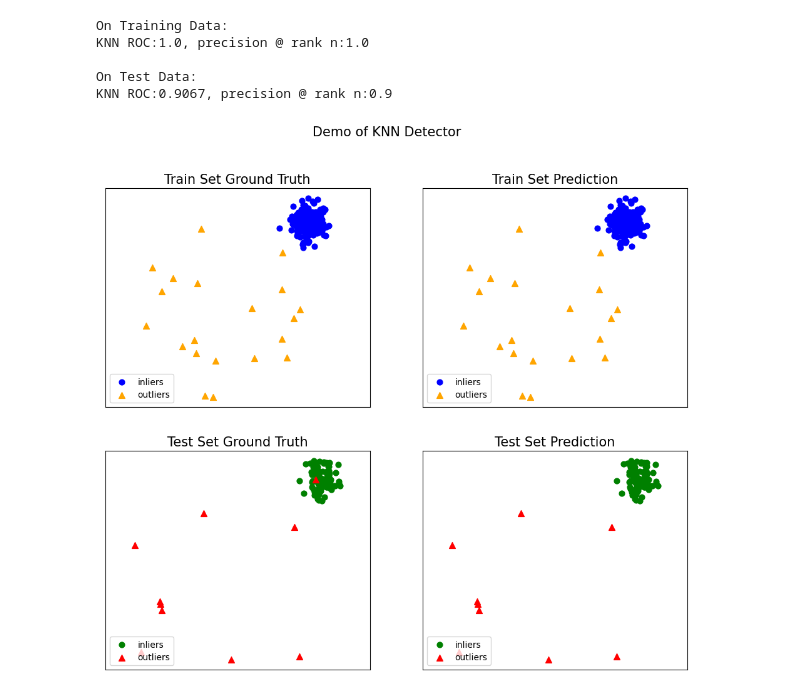
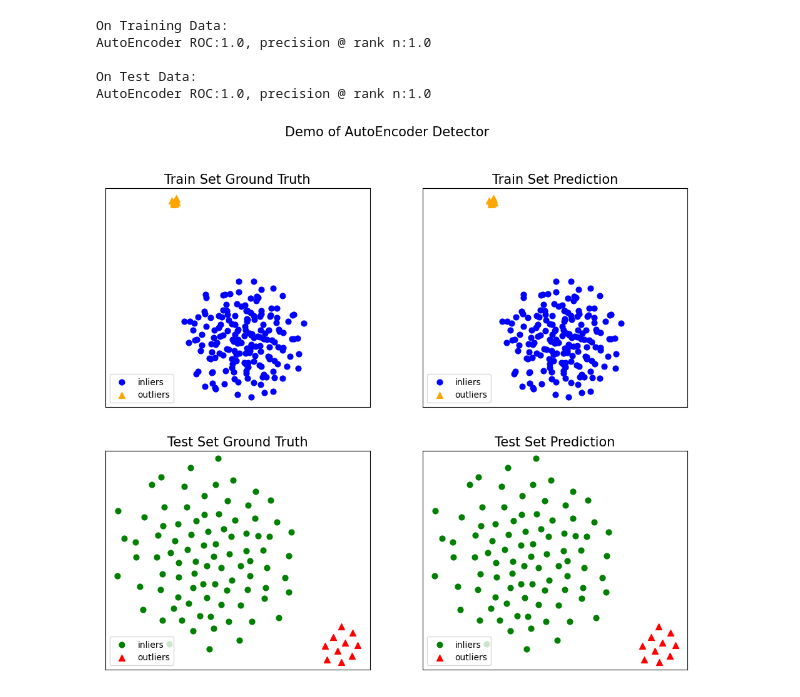
Before and after one commit to cgsdfc/outlier-detection-ui, a Jupyter notebook: nb/PYOD.ipynb, the cells around one changed output. Cells and saved outputs as stored; diff of their text form; code cells hidden in the pictures.

```diff
--- a/nb/PYOD.ipynb
+++ b/nb/PYOD.ipynb
@@ -4,14 +5,15 @@ from pyod.utils.data import generate_data
 # %%
 contamination = 0.1  # percentage of outliers
 n_train = 200  # number of training points
-n_test = 0  # number of testing points
+n_test = 100  # number of testing points
+n_features = 100
 
 X_train, X_test, y_train, y_test = generate_data(
-    n_train=n_train, n_test=n_test, contamination=contamination)
+    n_train=n_train, n_test=n_test, contamination=contamination, n_features=n_features)
 # %%
 # train kNN detector
-clf_name = 'KNN'
-clf = KNN()
+clf_name = 'AutoEncoder'
+clf = AutoEncoder()
 clf.fit(X_train)
 
 # get the prediction labels and outlier scores of the training data
@@ -36,9 +53,9 @@ print("\nOn Test Data:")
 evaluate_print(clf_name, y_test, y_test_scores)
 # %% [output]
 On Training Data:
-KNN ROC:1.0, precision @ rank n:1.0
+AutoEncoder ROC:1.0, precision @ rank n:1.0
 
 On Test Data:
-KNN ROC:0.9067, precision @ rank n:0.9
+AutoEncoder ROC:1.0, precision @ rank n:1.0
 # %%
 from pyod.utils.example import visualize
@@ -45,5 +63,8 @@ from pyod.utils.example import visualize
+# %%
+X_train2d = TSNE().fit_transform(X_train)
+X_test2d = TSNE().fit_transform(X_test)
 # %%
-visualize(clf_name, X_train, y_train, X_test, y_test, y_train_pred,
+visualize(clf_name, X_train2d, y_train, X_test2d, y_test, y_train_pred,
           y_test_pred, show_figure=True, save_figure=False)
 # %% [output]
-[figure, old version]
+[figure, new version]
```
Also changed, not shown: parts of 3 cells of this notebook, 1 other file.
